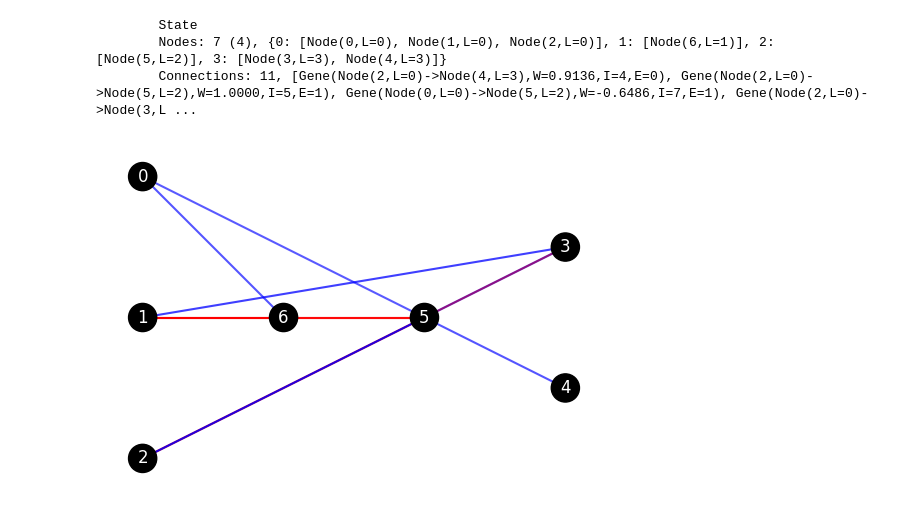
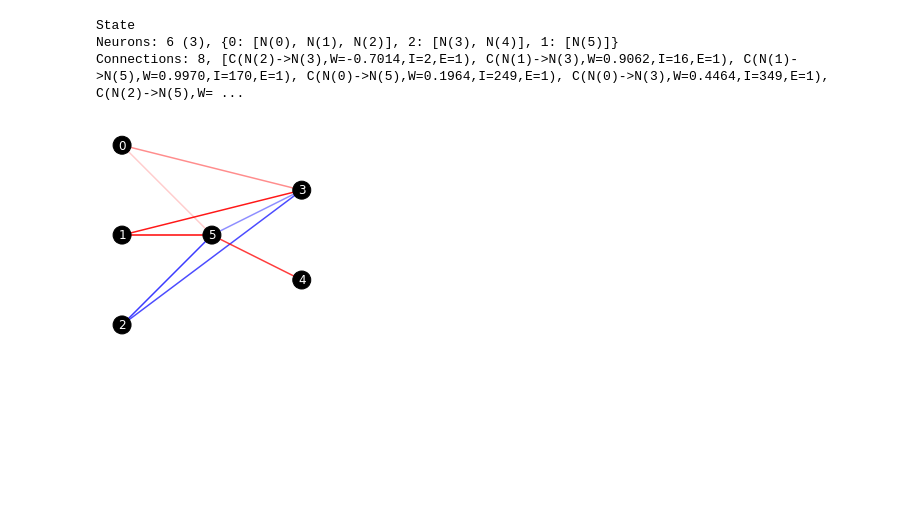
Before and after one commit to drewcurran/COS398_NEAT, a Jupyter notebook: Circuit_Design/xor/xor_stats.ipynb, the cells around one changed output. Saved outputs shown, nothing was run; the diff lists cells and outputs as text; code cells hidden in the pictures; blank space fills up the shorter version.

```diff
--- a/Circuit_Design/xor/xor_stats.ipynb
+++ b/Circuit_Design/xor/xor_stats.ipynb
@@ -12,14 +13,14 @@ with open('config.pickle', 'rb') as handle:
 # %%
 with open('population.pickle', 'rb') as handle:
     population = pickle.load(handle)
 best_agent = population.species[0].players[0]
-best_agent.nn.print_state()
-best_agent.nn.draw_state()
+best_agent.print_state()
+best_agent.draw_state()
 # %% [output]
-        State
-        Nodes: 7 (4), {0: [Node(0,L=0), Node(1,L=0), Node(2,L=0)], 1: [Node(6,L=1)], 2: [Node(5,L=2)], 3: [Node(3,L=3), Node(4,L=3)]}
-        Connections: 11, [Gene(Node(2,L=0)->Node(4,L=3),W=0.9136,I=4,E=0), Gene(Node(2,L=0)->Node(5,L=2),W=1.0000,I=5,E=1), Gene(Node(0,L=0)->Node(5,L=2),W=-0.6486,I=7,E=1), Gene(Node(2,L=0)->Node(3,L ...
+State
+Neurons: 6 (3), {0: [N(0), N(1), N(2)], 2: [N(3), N(4)], 1: [N(5)]}
+Connections: 8, [C(N(2)->N(3),W=-0.7014,I=2,E=1), C(N(1)->N(3),W=0.9062,I=16,E=1), C(N(1)->N(5),W=0.9970,I=170,E=1), C(N(0)->N(5),W=0.1964,I=249,E=1), C(N(0)->N(3),W=0.4464,I=349,E=1), C(N(2)->N(5),W= ...
-[figure, old version]
+[figure, new version]
 # %%
 game = XORGame(100)
 wins = game.play_game([best_agent], print_game=True)
```
Also changed, not shown: parts of 7 cells of this notebook, 43 other files.
